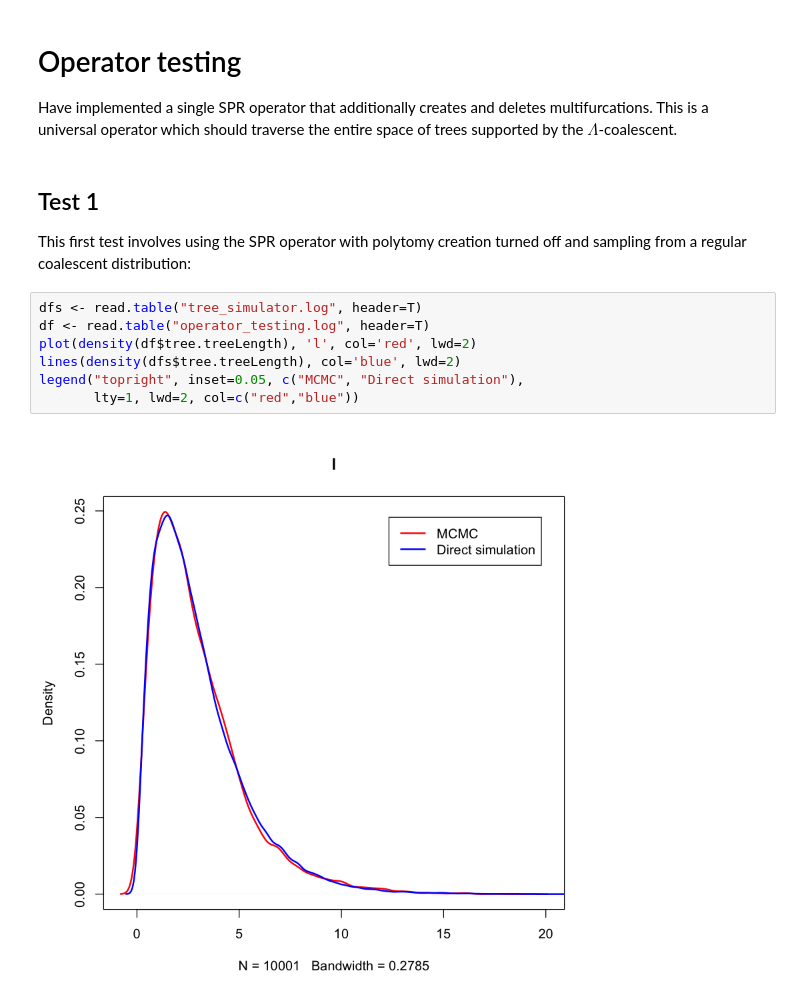
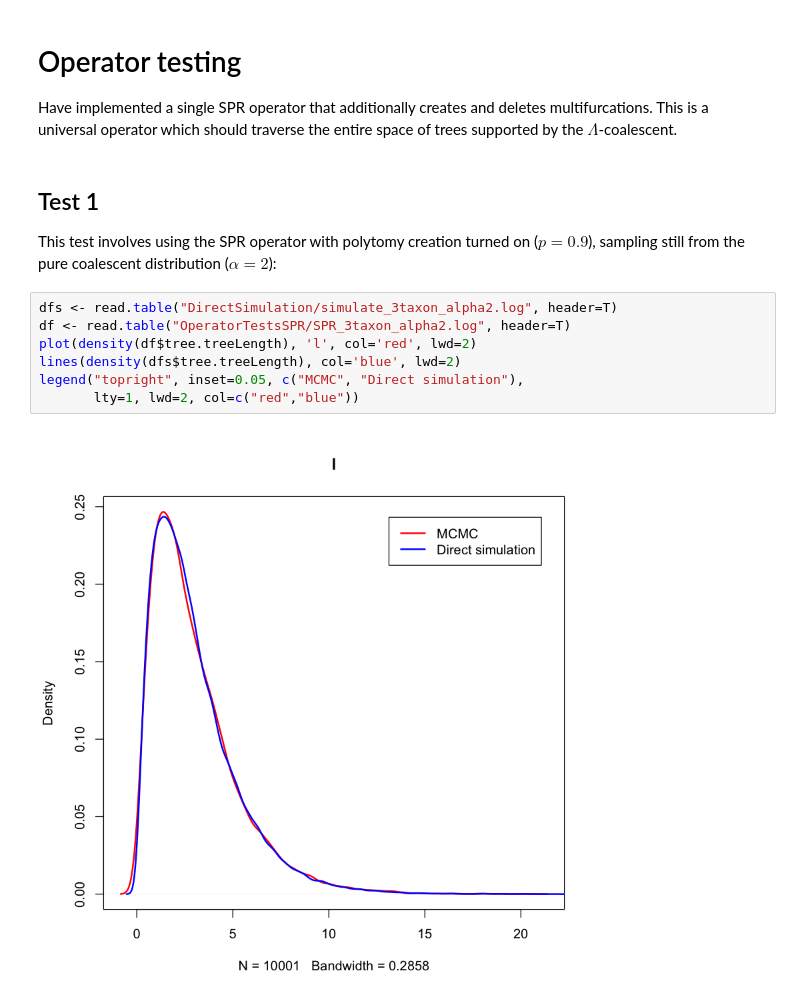
Before and after one commit to tgvaughan/pitchfork, a Jupyter notebook: validation/validation_results.ipynb, the cells around one changed output. Cells and saved outputs as stored; diff of their text form.

```diff
--- a/validation/validation_results.ipynb
+++ b/validation/validation_results.ipynb
@@ -6,16 +6,16 @@ Have implemented a single SPR operator that additionally creates and deletes mul
 # %% [markdown]
 ## Test 1
 
-This first test involves using the SPR operator with polytomy creation turned off and sampling from a regular coalescent distribution:
+This test involves using the SPR operator with polytomy creation turned on ($p=0.9$), sampling still from the pure coalescent distribution ($\alpha=2$):
 # %%
-dfs <- read.table("tree_simulator.log", header=T)
-df <- read.table("operator_testing.log", header=T)
+dfs <- read.table("DirectSimulation/simulate_3taxon_alpha2.log", header=T)
+df <- read.table("OperatorTestsSPR/SPR_3taxon_alpha2.log", header=T)
 plot(density(df$tree.treeLength), 'l', col='red', lwd=2)
 lines(density(dfs$tree.treeLength), col='blue', lwd=2)
 legend("topright", inset=0.05, c("MCMC", "Direct simulation"),
        lty=1, lwd=2, col=c("red","blue"))
 # %% [output]
-[figure, old version]
+[figure, new version]
 # %% [markdown]
 ## Test 2
 
```
Also changed, not shown: parts of 7 cells of this notebook, 6 other files.
